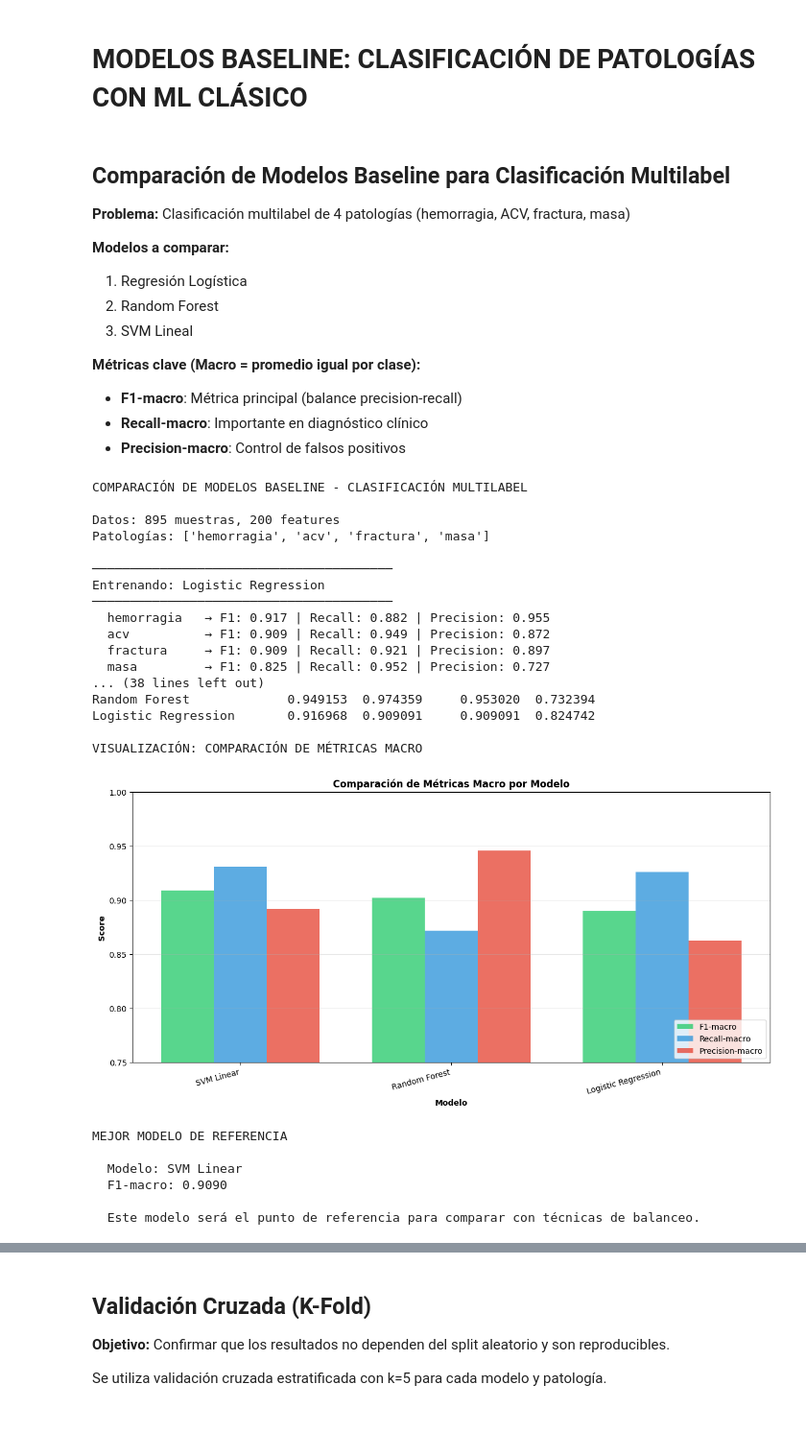
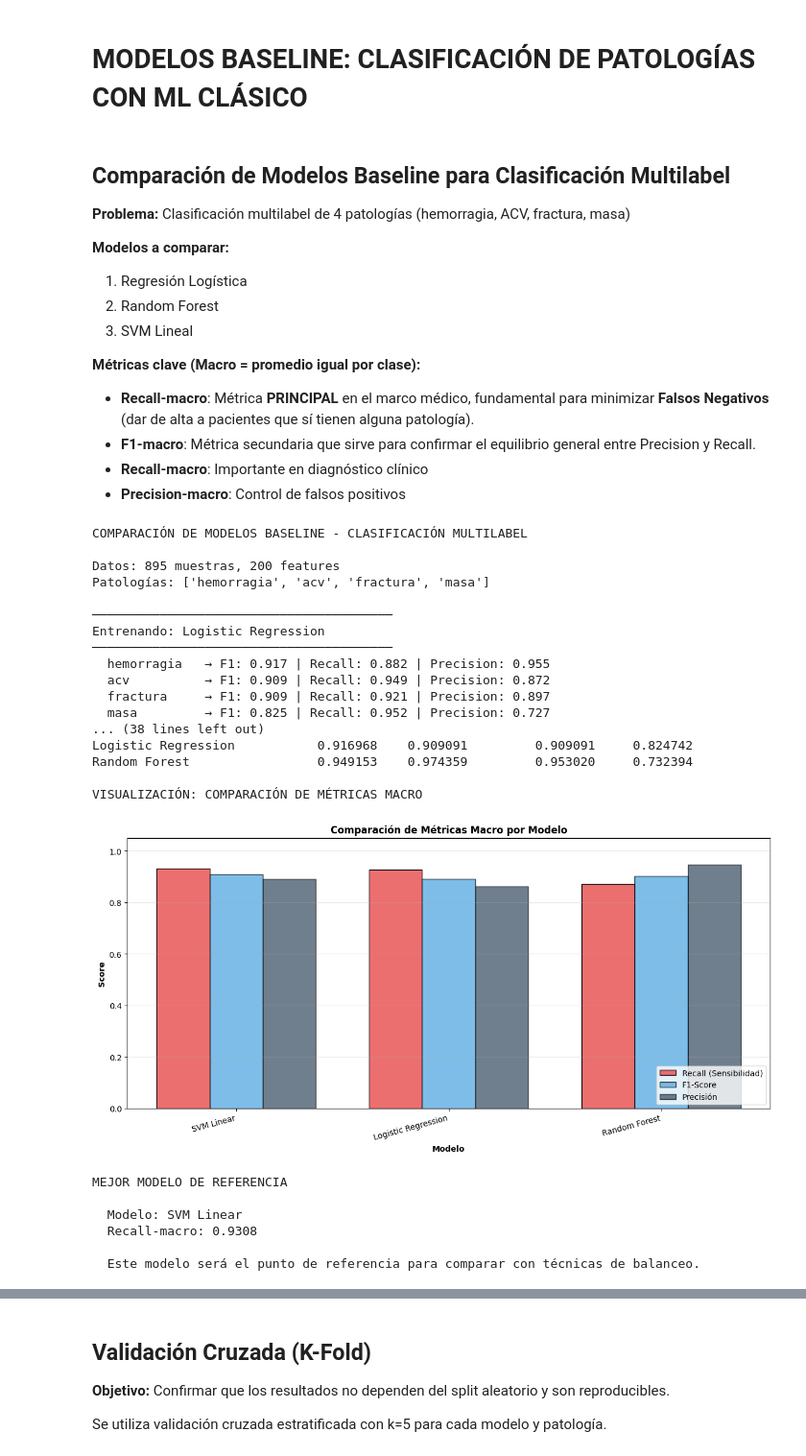
Before and after one commit to isabelaocampos/PDG-Diagnostico-Clinico, a Jupyter notebook: notebooks/2_Modelos_Tradicionales.ipynb, the cells around one changed output, grey strips where cells are left out. Shown at 96% size. Drawn from its saved outputs; the diff is of its cells as text; code cells hidden in the pictures; blank space fills up the shorter version.

```diff
--- a/notebooks/2_Modelos_Tradicionales.ipynb
+++ b/notebooks/2_Modelos_Tradicionales.ipynb
@@ -41,7 +41,8 @@ warnings.filterwarnings('ignore')
 3. SVM Lineal
 
 **Métricas clave (Macro = promedio igual por clase):**
-- **F1-macro**: Métrica principal (balance precision-recall)
+- **Recall-macro**: Métrica **PRINCIPAL** en el marco médico, fundamental para minimizar **Falsos Negativos** (dar de alta a pacientes que sí tienen alguna patología).
+- **F1-macro**: Métrica secundaria que sirve para confirmar el equilibrio general entre Precision y Recall.
 - **Recall-macro**: Importante en diagnóstico clínico
 - **Precision-macro**: Control de falsos positivos
 # %%
@@ -123,10 +124,10 @@ for nombre_modelo, modelo_base in modelos_config.items():
         'F1_macro': f1_macro,
         'Recall_macro': recall_macro,
         'Precision_macro': precision_macro,
-        'F1_hemorragia': metricas_por_patologia['hemorragia']['F1'],
-        'F1_acv': metricas_por_patologia['acv']['F1'],
-        'F1_fractura': metricas_por_patologia['fractura']['F1'],
-        'F1_masa': metricas_por_patologia['masa']['F1']
+        'Recall_hemorragia': metricas_por_patologia['hemorragia']['F1'],
+        'Recall_acv': metricas_por_patologia['acv']['F1'],
+        'Recall_fractura': metricas_por_patologia['fractura']['F1'],
+        'Recall_masa': metricas_por_patologia['masa']['F1']
     })
 
 # 4. TABLA RESUMEN COMPARATIVA
@@ -136,13 +137,13 @@ print("=" * 80)
 
 df_resultados = pd.DataFrame(resultados_completos)
 df_resultados = df_resultados.set_index('Modelo')
-df_resultados = df_resultados.sort_values('F1_macro', ascending=False)
+df_resultados = df_resultados.sort_values('Recall_macro', ascending=False)
 
 print("\nMETRICAS MACRO (promedio de las 4 patologias):")
 print(df_resultados[['F1_macro', 'Recall_macro', 'Precision_macro']].to_string())
 
 print("\nF1-SCORE POR PATOLOGIA:")
-print(df_resultados[['F1_hemorragia', 'F1_acv', 'F1_fractura', 'F1_masa']].to_string())
+print(df_resultados[['Recall_hemorragia', 'Recall_acv', 'Recall_fractura', 'Recall_masa']].to_string())
 
 # 5. VISUALIZACIÓN: COMPARACIÓN DE MÉTRICAS MACRO
 print("\nVISUALIZACIÓN: COMPARACIÓN DE MÉTRICAS MACRO")
@@ -152,53 +153,53 @@ fig, ax = plt.subplots(figsize=(12, 6))
 x = np.arange(len(df_resultados))
 width = 0.25
 
-# Barras comparativas de métricas macro
-ax.bar(x - width, df_resultados['F1_macro'], width, label='F1-macro', color='#2ecc71', alpha=0.8)
-ax.bar(x, df_resultados['Recall_macro'], width, label='Recall-macro', color='#3498db', alpha=0.8)
-ax.bar(x + width, df_resultados['Precision_macro'], width, label='Precision-macro', color='#e74c3c', alpha=0.8)
+# Barras comparativas estandarizadas visualmente
+ax.bar(x - width, df_resultados['Recall_macro'], width, label='Recall (Sensibilidad)', color='#EA5F61', alpha=0.9, edgecolor='black', linewidth=1)
+ax.bar(x, df_resultados['F1_macro'], width, label='F1-Score', color='#5DADE2', alpha=0.8, edgecolor='black', linewidth=1)
+ax.bar(x + width, df_resultados['Precision_macro'], width, label='Precisión', color='#34495E', alpha=0.7, edgecolor='black', linewidth=1)
 
 ax.set_xlabel('Modelo', fontweight='bold')
 ax.set_ylabel('Score', fontweight='bold')
 ax.set_title('Comparación de Métricas Macro por Modelo', fontweight='bold', fontsize=12)
 ax.set_xticks(x)
 ax.set_xticklabels(df_resultados.index, rotation=15, ha='right')
 ax.legend(loc='lower right')
-ax.set_ylim([0.75, 1.0])
+ax.set_ylim([0.0, 1.05])
 ax.grid(axis='y', alpha=0.3)
 
 plt.tight_layout()
 plt.show()
 
 # 6. CONCLUSIÓN
 print("\nMEJOR MODELO DE REFERENCIA")
-mejor_modelo = df_resultados['F1_macro'].idxmax()
-mejor_f1 = df_resultados['F1_macro'].max()
+mejor_modelo = df_resultados['Recall_macro'].idxmax()
+mejor_f1 = df_resultados['Recall_macro'].max()
 print(f"\n  Modelo: {mejor_modelo}")
-print(f"  F1-macro: {mejor_f1:.4f}")
+print(f"  Recall-macro: {mejor_f1:.4f}")
 print(f"\n  Este modelo será el punto de referencia para comparar con técnicas de balanceo.")
 # %% [output]
 COMPARACIÓN DE MODELOS BASELINE - CLASIFICACIÓN MULTILABEL
 
 Datos: 895 muestras, 200 features
 Patologías: ['hemorragia', 'acv', 'fractura', 'masa']
 
 ────────────────────────────────────────
 Entrenando: Logistic Regression
 ────────────────────────────────────────
   hemorragia   → F1: 0.917 | Recall: 0.882 | Precision: 0.955
   acv          → F1: 0.909 | Recall: 0.949 | Precision: 0.872
   fractura     → F1: 0.909 | Recall: 0.921 | Precision: 0.897
   masa         → F1: 0.825 | Recall: 0.952 | Precision: 0.727
 ... (38 lines left out)
-Random Forest             0.949153  0.974359     0.953020  0.732394
-Logistic Regression       0.916968  0.909091     0.909091  0.824742
+Logistic Regression           0.916968    0.909091         0.909091     0.824742
+Random Forest                 0.949153    0.974359         0.953020     0.732394
 
 VISUALIZACIÓN: COMPARACIÓN DE MÉTRICAS MACRO
-[figure, old version]
+[figure, new version]
 MEJOR MODELO DE REFERENCIA
 
   Modelo: SVM Linear
-  F1-macro: 0.9090
+  Recall-macro: 0.9308
 
   Este modelo será el punto de referencia para comparar con técnicas de balanceo.
 # %% [markdown]
```
Also changed, not shown: parts of 11 cells of this notebook.
